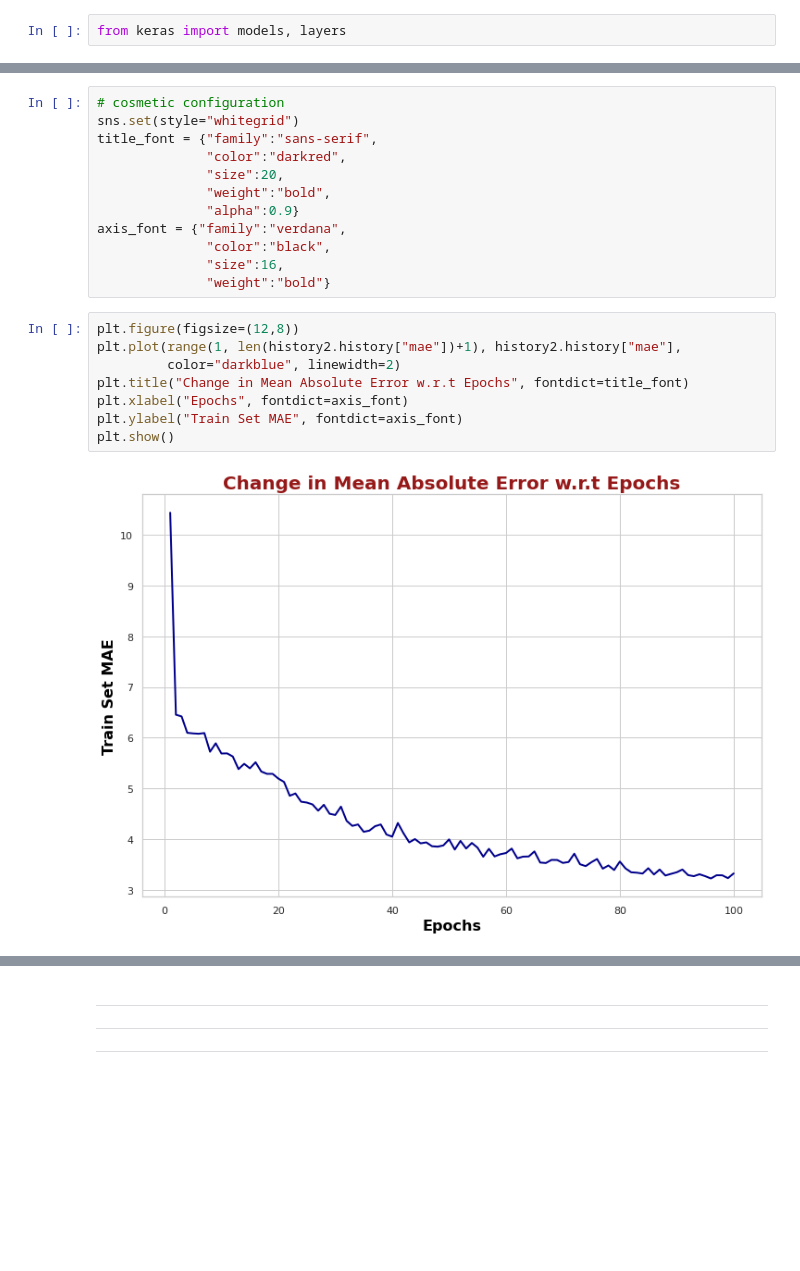
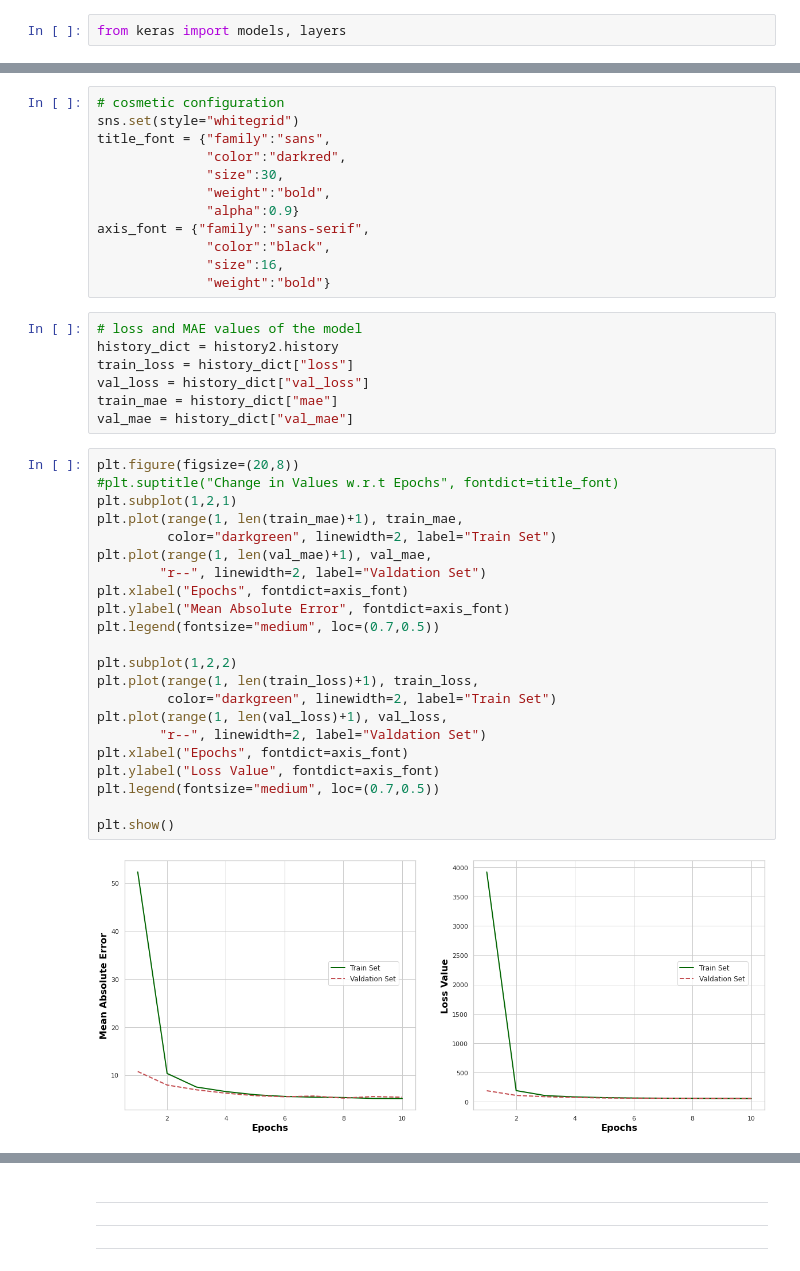
Before and after one commit to gulmert89/bootcamp_files, a Jupyter notebook: odev113_keras.ipynb, the cells around one changed output, grey strips where cells are left out. Drawn from its saved outputs; the diff is of its cells as text; blank space fills up the shorter version.

```diff
--- a/odev113_keras.ipynb
+++ b/odev113_keras.ipynb
@@ -152,22 +175,43 @@ _________________________________________________________________
 # %%
 # cosmetic configuration
 sns.set(style="whitegrid")
-title_font = {"family":"sans-serif",
+title_font = {"family":"sans",
               "color":"darkred",
-              "size":20,
+              "size":30,
               "weight":"bold",
               "alpha":0.9}
-axis_font = {"family":"verdana",
+axis_font = {"family":"sans-serif",
               "color":"black",
               "size":16,
               "weight":"bold"}
-# %%
-plt.figure(figsize=(12,8))
-plt.plot(range(1, len(history2.history["mae"])+1), history2.history["mae"],
-         color="darkblue", linewidth=2)
-plt.title("Change in Mean Absolute Error w.r.t Epochs", fontdict=title_font)
-plt.xlabel("Epochs", fontdict=axis_font)
-plt.ylabel("Train Set MAE", fontdict=axis_font)
-plt.show()
-# %% [output]
-[figure, removed]
+# %%
+# loss and MAE values of the model
+history_dict = history2.history
+train_loss = history_dict["loss"]
+val_loss = history_dict["val_loss"]
+train_mae = history_dict["mae"]
+val_mae = history_dict["val_mae"]
+# %%
+plt.figure(figsize=(20,8))
+#plt.suptitle("Change in Values w.r.t Epochs", fontdict=title_font)
+plt.subplot(1,2,1)
+plt.plot(range(1, len(train_mae)+1), train_mae,
+         color="darkgreen", linewidth=2, label="Train Set")
+plt.plot(range(1, len(val_mae)+1), val_mae,
+        "r--", linewidth=2, label="Valdation Set")
+plt.xlabel("Epochs", fontdict=axis_font)
+plt.ylabel("Mean Absolute Error", fontdict=axis_font)
+plt.legend(fontsize="medium", loc=(0.7,0.5))
+
+plt.subplot(1,2,2)
+plt.plot(range(1, len(train_loss)+1), train_loss,
+         color="darkgreen", linewidth=2, label="Train Set")
+plt.plot(range(1, len(val_loss)+1), val_loss,
+        "r--", linewidth=2, label="Valdation Set")
+plt.xlabel("Epochs", fontdict=axis_font)
+plt.ylabel("Loss Value", fontdict=axis_font)
+plt.legend(fontsize="medium", loc=(0.7,0.5))
+
+plt.show()
+# %% [output]
+[figure, added]
```
Also changed, not shown: parts of 15 cells of this notebook.
